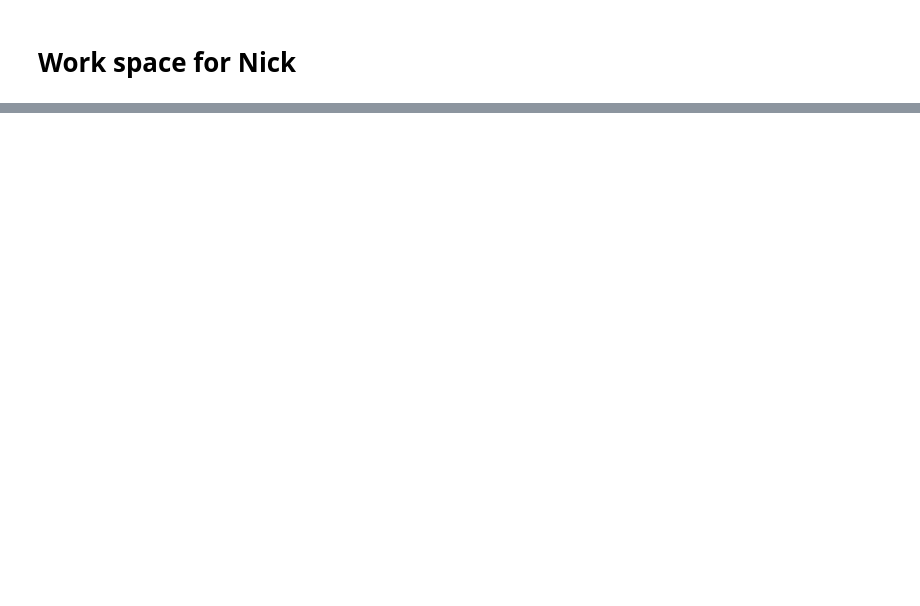
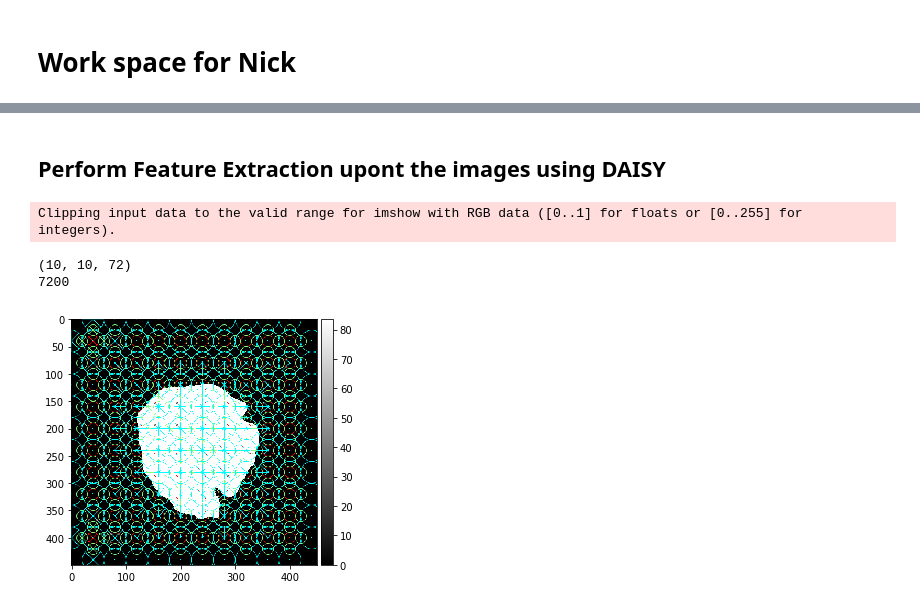
Before and after one commit to stevenjohnlarsen/Brain-Cells, a Jupyter notebook: Nicks-work.ipynb, the cells around one changed output, grey strips where cells are left out. Saved outputs shown, nothing was run; the diff lists cells and outputs as text; code cells hidden in the pictures; blank space fills up the shorter version.

```diff
--- a/Nicks-work.ipynb
+++ b/Nicks-work.ipynb
@@ -72,0 +87,2 @@ plot_gallery(X[np.where(y==0)[1]], ['rem' for i in range(len(X))], h=450, w=450,
+# %% [markdown]
+## Perform Feature Extraction upont the images using DAISY
@@ -72,0 +104,21 @@ plot_gallery(X[np.where(y==0)[1]], ['rem' for i in range(len(X))], h=450, w=450,
+# %%
+h = 450
+w = 450
+img = X[0].reshape((h,w))
+test_feature, img_desc = daisy(img,
+                                 step=40,
+                                 radius=40,
+                                 rings=2,
+                                 histograms=4,
+                                 orientations=8,
+                                 visualize=True)
+
+imshow(img_desc, cmap=plt.cm.gray)
+plt.grid(False)
+print(test_feature.shape)
+print(test_feature.shape[0]*test_feature.shape[1]*test_feature.shape[2])
+# %% [output]
+Clipping input data to the valid range for imshow with RGB data ([0..1] for floats or [0..255] for integers).
+(10, 10, 72)
+7200
+[figure, added]
```
Also changed, not shown: parts of 10 cells of this notebook.
